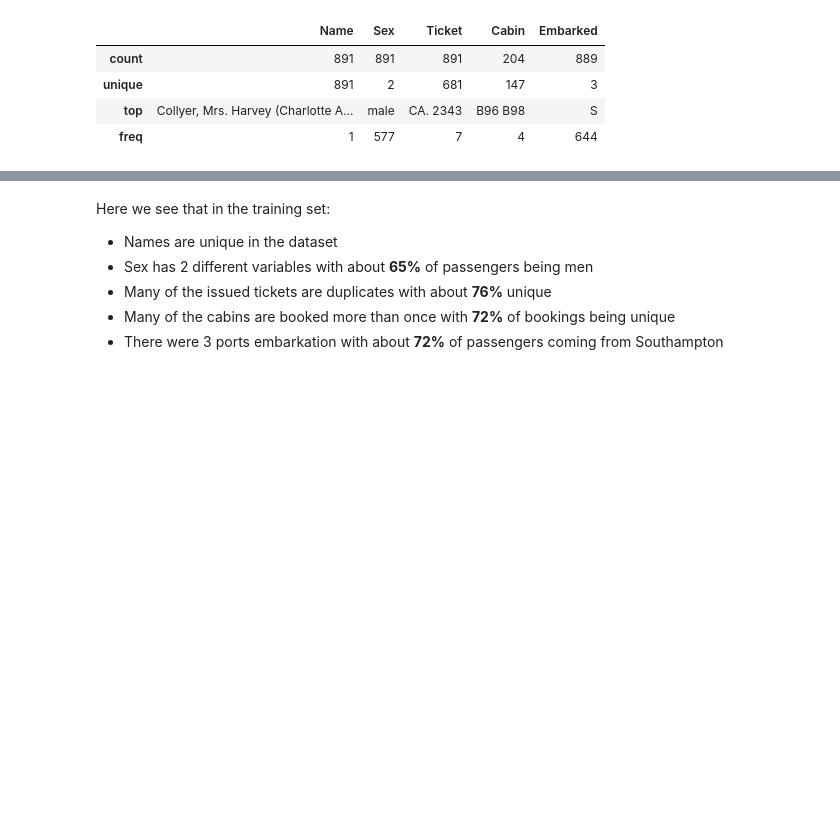
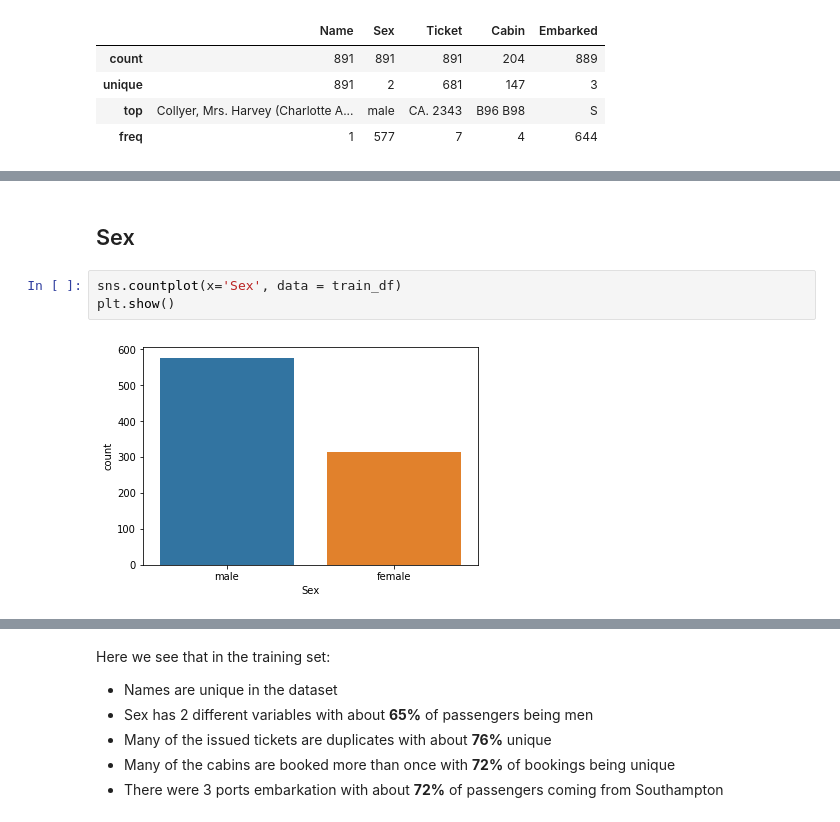
Before and after one commit to nuclth/Kaggle_Titanic, a Jupyter notebook: Survival.ipynb, the cells around one changed output, grey strips where cells are left out. Cells and saved outputs as stored; diff of their text form; blank space fills up the shorter version.

```diff
--- a/Survival.ipynb
+++ b/Survival.ipynb
@@ -246,0 +240,7 @@ train.describe(include = [np.object])
+# %% [markdown]
+## Sex
+# %%
+sns.countplot(x='Sex', data = train_df)
+plt.show()
+# %% [output]
+[figure, added]
```
Also changed, not shown: parts of 70 cells of this notebook.
